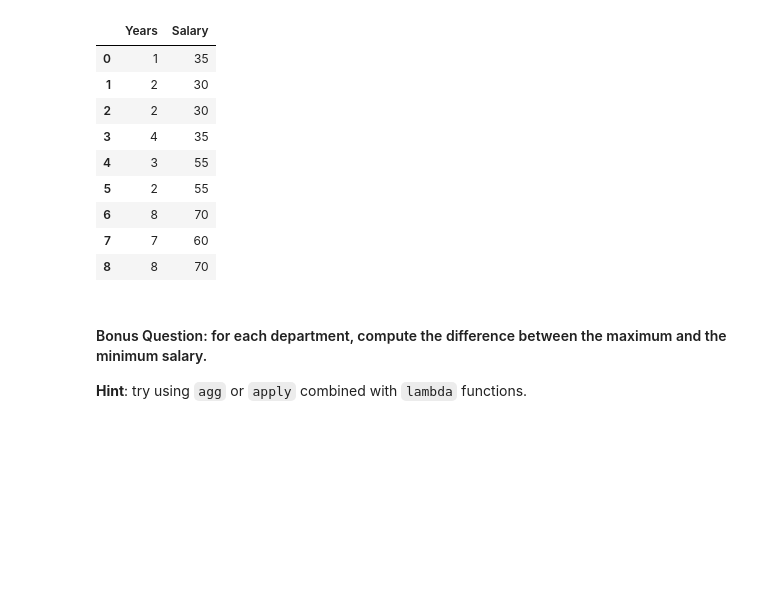
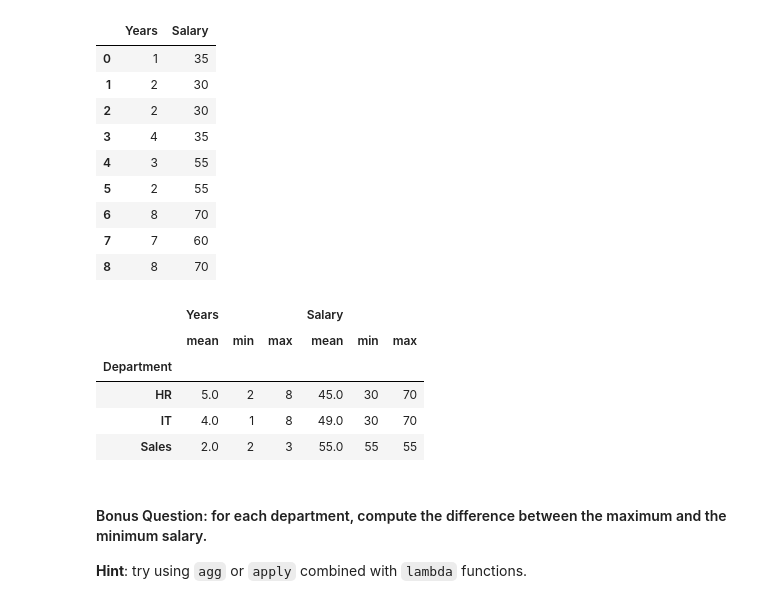
Before and after one commit to GloriaiXIII/IronGloriai, a Jupyter notebook: ironhack_week4/w4_labs/w4d4optional_lab_main_subsanddescr.ipynb, the cells around one changed output. Cells and saved outputs as stored; diff of their text form; code cells hidden in the pictures; blank space fills up the shorter version.

```diff
--- a/ironhack_week4/w4_labs/w4d4optional_lab_main_subsanddescr.ipynb
+++ b/ironhack_week4/w4_labs/w4d4optional_lab_main_subsanddescr.ipynb
@@ -407,3 +405,14 @@ s_max = employees.groupby('Department').max()['Salary']
+# %%
+# short way - using groupby function with aggregation to get mean, min and max values
+dep_mmm = employees.groupby('Department').agg({'Years':['mean', 'min', 'max'],'Salary':['mean', 'min', 'max']})
+round(dep_mmm)
+# %% [output]
+|  | Years |  |  | Salary |  |  |
+|  | mean | min | max | mean | min | max |
+| Department |  |  |  |  |  |  |
+| HR | 5.0 | 2 | 8 | 45.0 | 30 | 70 |
+| IT | 4.0 | 1 | 8 | 49.0 | 30 | 70 |
+| Sales | 2.0 | 2 | 3 | 55.0 | 55 | 55 |
 # %% [markdown]
 #### Bonus Question:  for each department, compute the difference between the maximum and the minimum salary.
 **Hint**: try using `agg` or `apply` combined with `lambda` functions.
```
Also changed, not shown: parts of 19 cells of this notebook.
